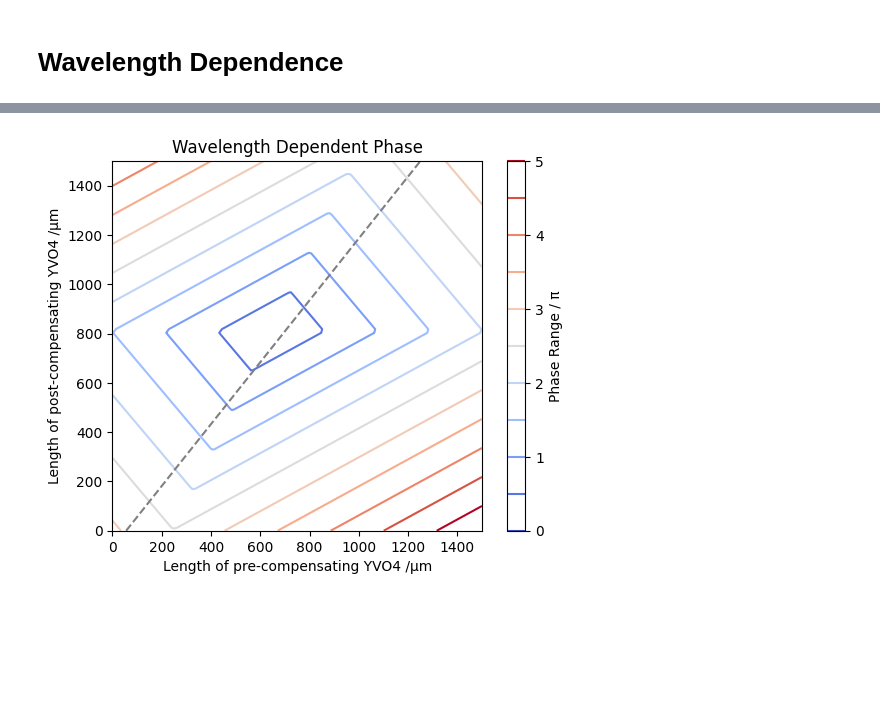
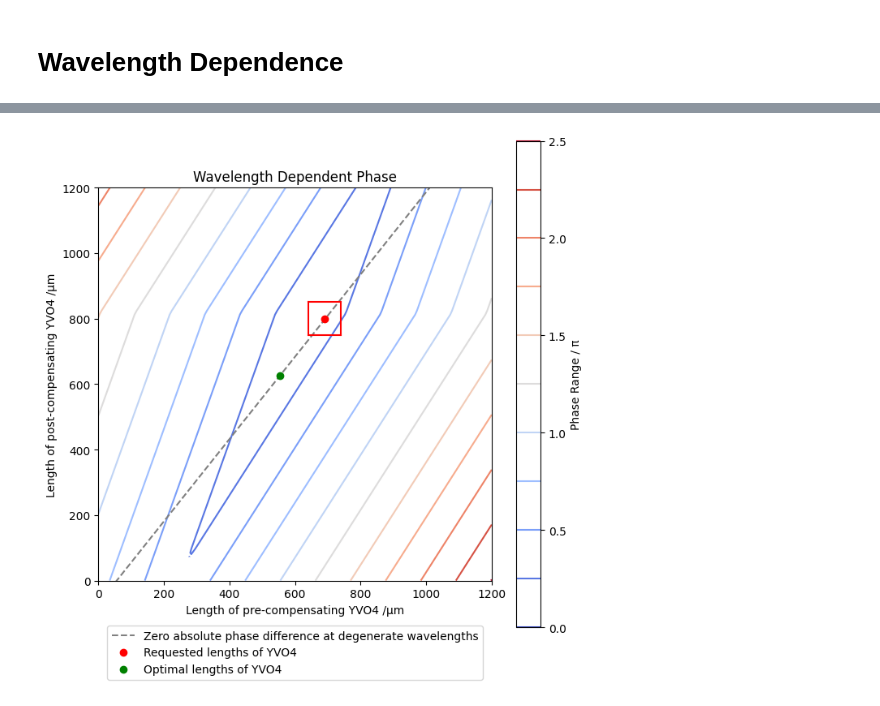
Before and after one commit to josephniblo/walkoff-source, a Jupyter notebook: 6-bbo-absolute-phase.ipynb, the cells around one changed output, grey strips where cells are left out. Drawn from its saved outputs; the diff is of its cells as text; code cells hidden in the pictures; blank space fills up the shorter version.

Commit message:
Add purchased lengths

```diff
--- a/6-bbo-absolute-phase.ipynb
+++ b/6-bbo-absolute-phase.ipynb
@@ -282,8 +293,8 @@ Post-compensating crystal length = 1.2564 * pre-compensating crystal length + -7
 # %% [markdown]
 # Wavelength Dependence
 # %%
-pre_length_range = np.linspace(0, 1.5e3, 200)
-post_length_range = np.linspace(0, 1.5e3, 100)
+pre_length_range = np.linspace(0, 1.2e3, 200)
+post_length_range = np.linspace(0, 1.2e3, 100)
 
 range_data_X, range_data_Y = np.meshgrid(pre_length_range, post_length_range)
 range_data_Z = np.zeros_like(range_data_X)
@@ -291,8 +302,8 @@ range_data_Z = np.zeros_like(range_data_X)
 absolute_phase_data_Z = np.zeros_like(range_data_X)
 
 # Generate data for 3D plot
-pump_wavelengths = np.linspace(0.4052, 0.4056, 10)
-i_wavelengths = np.linspace(0.725, 0.83, 1000)
+pump_wavelengths = np.linspace(min_pump_wavelength, max_pump_wavelength, 10)
+i_wavelengths = np.linspace(min_signal_wavelength, max_signal_wavelength, 1000)
 
 for i, l_yvo_pre in enumerate(pre_length_range):
     for j, l_yvo_post in enumerate(post_length_range):
@@ -349,25 +395,67 @@ fig.savefig("phase_difference_optimisation.png")
 # %%
 # plot just the 2d contour
-plt.contour(range_data_X, range_data_Y, range_data_Z / np.pi, levels=np.arange(0, range_data_Z.max() / np.pi, 0.5), cmap='coolwarm')
+plt.contour(
+    range_data_X,
+    range_data_Y,
+    range_data_Z / np.pi,
+    levels=np.arange(0, range_data_Z.max() / np.pi, 0.25),
+    cmap="coolwarm",
+)
 plt.xlabel("Length of pre-compensating YVO4 /μm")
 plt.ylabel("Length of post-compensating YVO4 /μm")
 plt.title("Wavelength Dependent Phase")
 # label the colourbar using the phase range / pi
 cbar = plt.colorbar()
 cbar.set_label("Phase Range / π")
 
 # Plot the line for zero absolute phase difference
 post_comp_lengths = np.polyval(coefficients, pre_length_range)
-plt.plot(pre_length_range, post_comp_lengths, color="grey", linestyle="--")
+plt.plot(pre_length_range, post_comp_lengths, color="grey", linestyle="--", label="Zero absolute phase difference at degenerate wavelengths")
 
 # set xlim
 plt.xlim([pre_length_range.min(), pre_length_range.max()])
 plt.ylim([post_length_range.min(), post_length_range.max()])
-plt.gca().set_aspect('equal', adjustable='box')
+plt.gca().set_aspect("equal", adjustable="box")
 
+# Add a red dot at the purchased lengths
+plt.plot(purchased_length_pre, purchased_length_post, "ro", label="Requested lengths of YVO4")
 
-# save the fig
+# Add a red box around the red dot width = 50
+plt.plot(
+    [purchased_length_pre - 50, purchased_length_pre + 50],
+    [purchased_length_post - 50, purchased_length_post - 50],
+    "r",
+)
+plt.plot(
+    [purchased_length_pre - 50, purchased_length_pre + 50],
+    [purchased_length_post + 50, purchased_length_post + 50],
+    "r",
+)
+plt.plot(
+    [purchased_length_pre - 50, purchased_length_pre - 50],
+    [purchased_length_post - 50, purchased_length_post + 50],
+    "r",
+    label="_hide",
+)
+plt.plot(
+    [purchased_length_pre + 50, purchased_length_pre + 50],
+    [purchased_length_post - 50, purchased_length_post + 50],
+    "r",
+)
+
+# Add a green dot at the optimal point
+plt.plot(optimal_pre_length, optimal_post_length, "go", label="Optimal lengths of YVO4")
+
+# Position the legend like a caption beneath the x axis
+plt.legend()
+plt.legend(loc="upper center", bbox_to_anchor=(0.5, -0.1))
+
+plt.gcf().set_size_inches(7, 7)
+
+# save the fig with tight layout
+plt.tight_layout()
+
 plt.savefig("phase_difference_optimisation_contour.png")
 plt.show()
 # %% [output]
-[figure, old version]
+[figure, new version]
```
Also changed, not shown: parts of 6 cells of this notebook, 2 other files.
